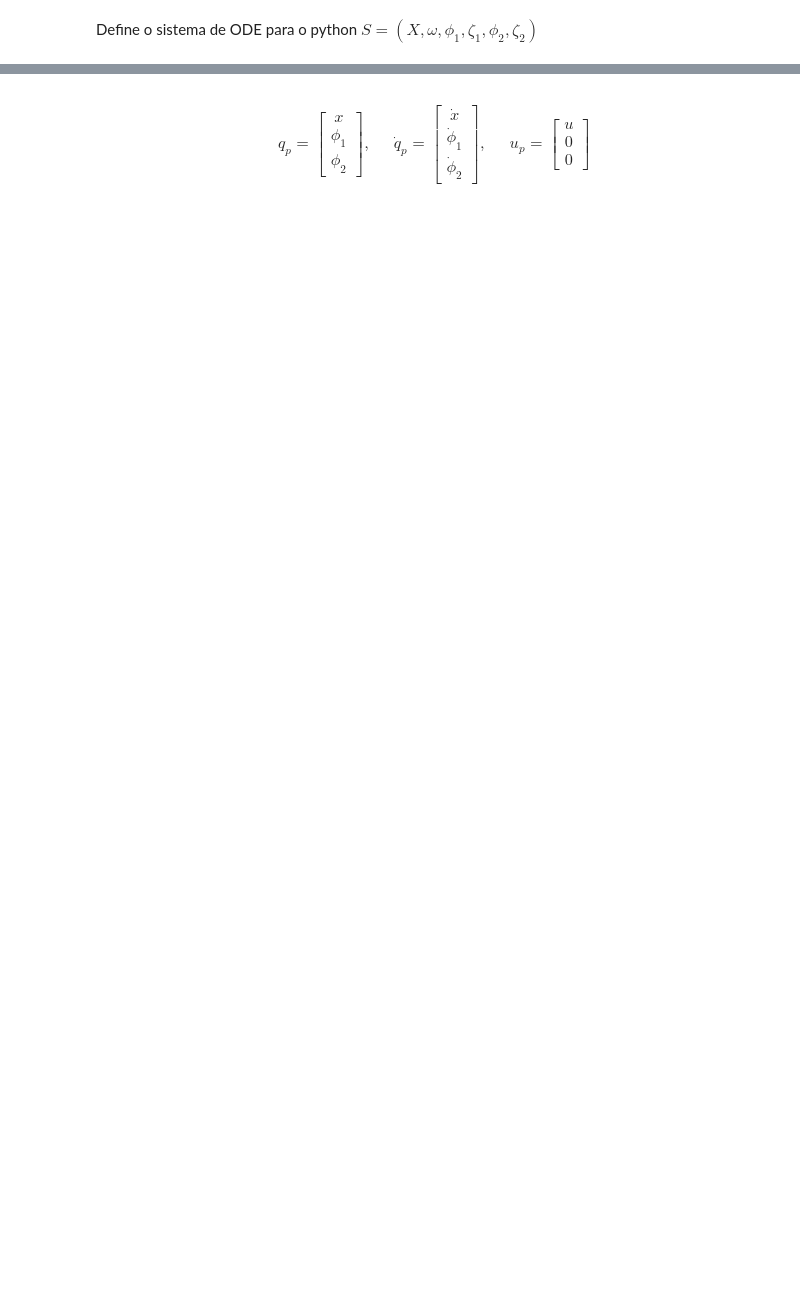
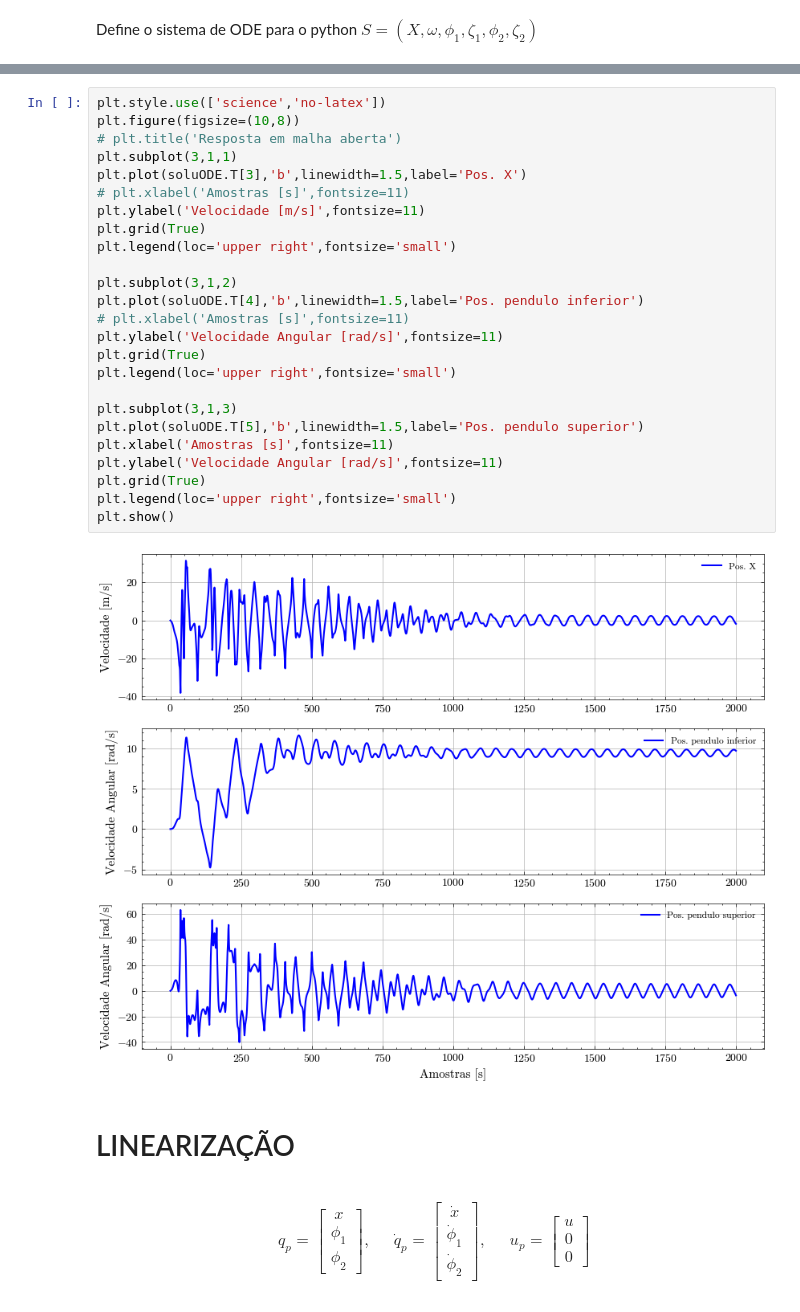
Before and after one commit to thebrendonbarbosa/Projeto_TCC_DPI_Thalyson, a Jupyter notebook: scripts/modelagem_sistema_duplo_pêndulo.ipynb, the cells around one changed output, grey strips where cells are left out. Cells and saved outputs as stored; diff of their text form; blank space fills up the shorter version.

```diff
--- a/scripts/modelagem_sistema_duplo_pêndulo.ipynb
+++ b/scripts/modelagem_sistema_duplo_pêndulo.ipynb
@@ -195,3 +307,32 @@ plt.show()
+# %%
+plt.style.use(['science','no-latex'])
+plt.figure(figsize=(10,8))
+# plt.title('Resposta em malha aberta')
+plt.subplot(3,1,1)
+plt.plot(soluODE.T[3],'b',linewidth=1.5,label='Pos. X')
+# plt.xlabel('Amostras [s]',fontsize=11)
+plt.ylabel('Velocidade [m/s]',fontsize=11)
+plt.grid(True)
+plt.legend(loc='upper right',fontsize='small')
+
+plt.subplot(3,1,2)
+plt.plot(soluODE.T[4],'b',linewidth=1.5,label='Pos. pendulo inferior')
+# plt.xlabel('Amostras [s]',fontsize=11)
+plt.ylabel('Velocidade Angular [rad/s]',fontsize=11)
+plt.grid(True)
+plt.legend(loc='upper right',fontsize='small')
+
+plt.subplot(3,1,3)
+plt.plot(soluODE.T[5],'b',linewidth=1.5,label='Pos. pendulo superior')
+plt.xlabel('Amostras [s]',fontsize=11)
+plt.ylabel('Velocidade Angular [rad/s]',fontsize=11)
+plt.grid(True)
+plt.legend(loc='upper right',fontsize='small')
+plt.show()
+# %% [output]
+[figure, added]
+# %% [markdown]
+# LINEARIZAÇÃO
 # %% [markdown]
 $$
 \begin{align}
```
Also changed, not shown: parts of 51 cells of this notebook, 2 other files.
